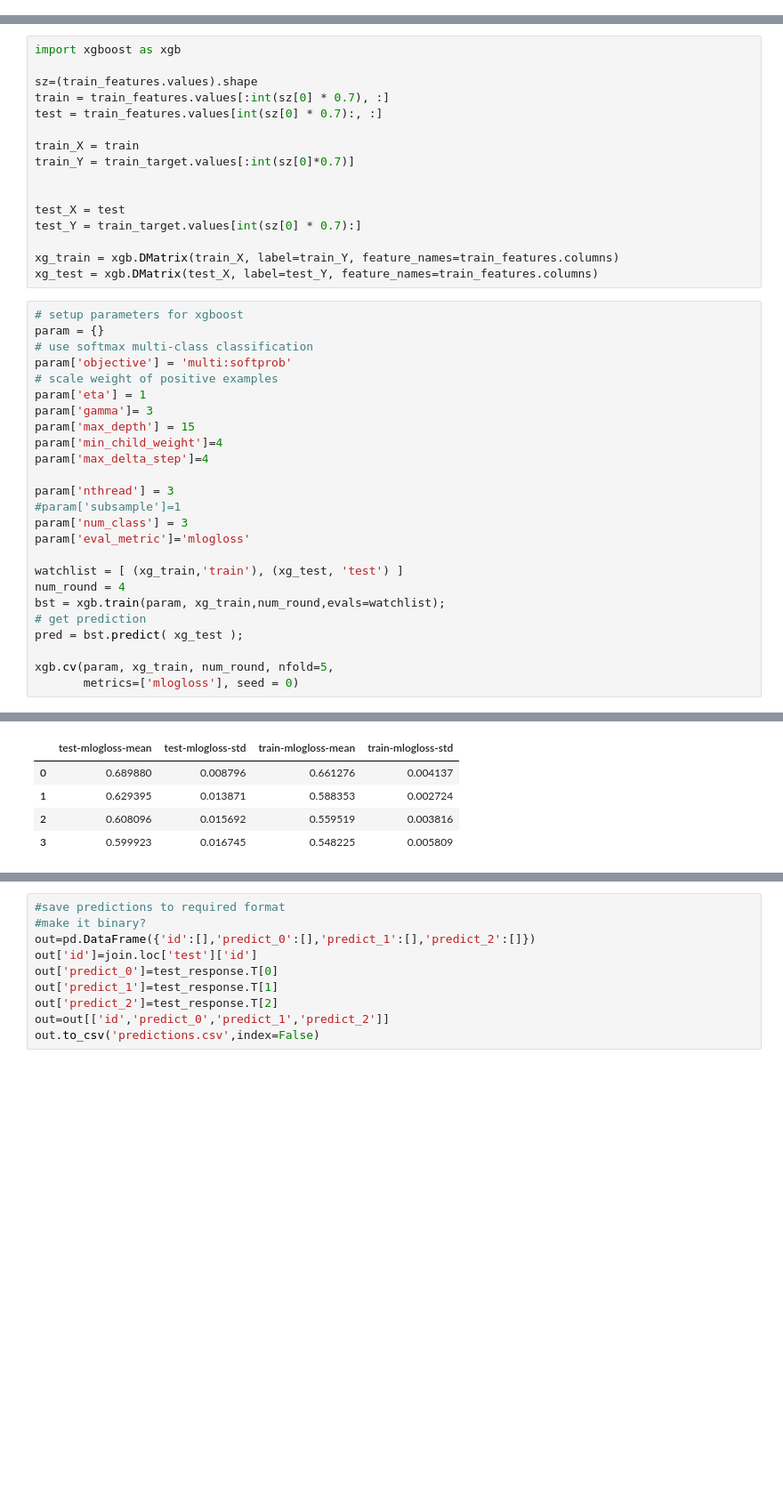
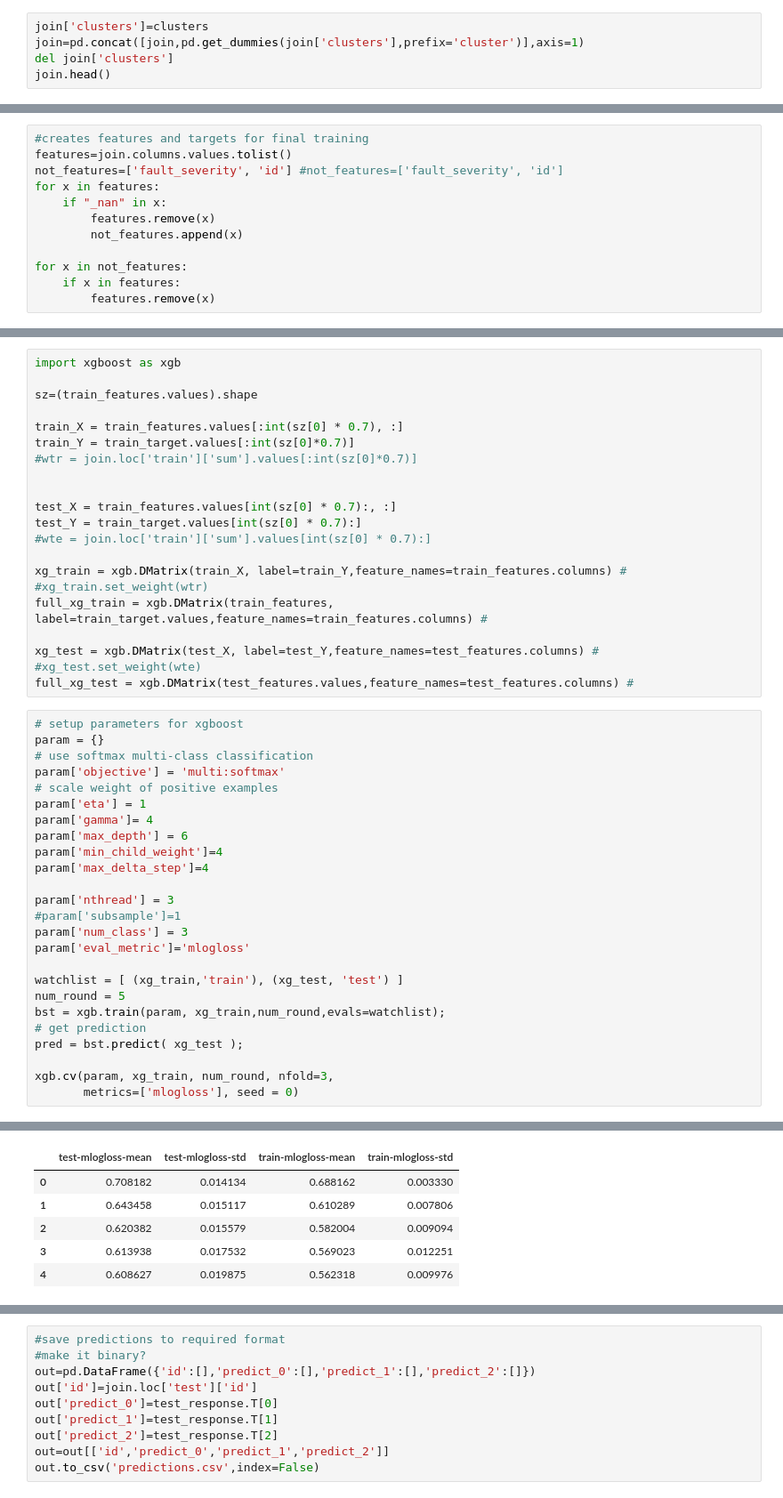
Before and after one commit to blackwhitehere/telstra, a Jupyter notebook: pipe.ipynb, the cells around one changed output, grey strips where cells are left out. Shown at 89% size. Drawn from its saved outputs; the diff is of its cells as text; blank space fills up the shorter version.

```diff
--- a/pipe.ipynb
+++ b/pipe.ipynb
@@ -161,0 +192,5 @@ join.head(15)
+# %%
+join['clusters']=clusters
+join=pd.concat([join,pd.get_dummies(join['clusters'],prefix='cluster')],axis=1)
+del join['clusters']
+join.head()
@@ -161,0 +206,12 @@ join.head(15)
+# %%
+#creates features and targets for final training
+features=join.columns.values.tolist()
+not_features=['fault_severity', 'id'] #not_features=['fault_severity', 'id']
+for x in features:
+    if "_nan" in x:
+        features.remove(x)
+        not_features.append(x)
+
+for x in not_features:
+    if x in features:
+        features.remove(x)
@@ -163,27 +224,32 @@ join.head(15)
 import xgboost as xgb
 
 sz=(train_features.values).shape
-train = train_features.values[:int(sz[0] * 0.7), :]
-test = train_features.values[int(sz[0] * 0.7):, :]
 
-train_X = train
+train_X = train_features.values[:int(sz[0] * 0.7), :]
 train_Y = train_target.values[:int(sz[0]*0.7)]
+#wtr = join.loc['train']['sum'].values[:int(sz[0]*0.7)]
 
 
-test_X = test
+test_X = train_features.values[int(sz[0] * 0.7):, :]
 test_Y = train_target.values[int(sz[0] * 0.7):]
+#wte = join.loc['train']['sum'].values[int(sz[0] * 0.7):]
 
-xg_train = xgb.DMatrix(train_X, label=train_Y, feature_names=train_features.columns)
-xg_test = xgb.DMatrix(test_X, label=test_Y, feature_names=train_features.columns)
+xg_train = xgb.DMatrix(train_X, label=train_Y,feature_names=train_features.columns) #
+#xg_train.set_weight(wtr)
+full_xg_train = xgb.DMatrix(train_features, label=train_target.values,feature_names=train_features.columns) #
+
+xg_test = xgb.DMatrix(test_X, label=test_Y,feature_names=test_features.columns) #
+#xg_test.set_weight(wte)
+full_xg_test = xgb.DMatrix(test_features.values,feature_names=test_features.columns) #
 # %%
 # setup parameters for xgboost
 param = {}
 # use softmax multi-class classification
-param['objective'] = 'multi:softprob'
+param['objective'] = 'multi:softmax'
 # scale weight of positive examples
 param['eta'] = 1
-param['gamma']= 3
-param['max_depth'] = 15
+param['gamma']= 4
+param['max_depth'] = 6
 param['min_child_weight']=4
 param['max_delta_step']=4
 
@@ -193,11 +259,11 @@ param['num_class'] = 3
 param['eval_metric']='mlogloss'
 
 watchlist = [ (xg_train,'train'), (xg_test, 'test') ]
-num_round = 4
+num_round = 5
 bst = xgb.train(param, xg_train,num_round,evals=watchlist);
 # get prediction
 pred = bst.predict( xg_test );
 
-xgb.cv(param, xg_train, num_round, nfold=5,
+xgb.cv(param, xg_train, num_round, nfold=3,
        metrics=['mlogloss'], seed = 0)
 # %% [output]
@@ -208,7 +275,8 @@ xgb.cv(param, xg_train, num_round, nfold=5,
 |  | test-mlogloss-mean | test-mlogloss-std | train-mlogloss-mean | train-mlogloss-std |
-| 0 | 0.689880 | 0.008796 | 0.661276 | 0.004137 |
-| 1 | 0.629395 | 0.013871 | 0.588353 | 0.002724 |
-| 2 | 0.608096 | 0.015692 | 0.559519 | 0.003816 |
-| 3 | 0.599923 | 0.016745 | 0.548225 | 0.005809 |
+| 0 | 0.708182 | 0.014134 | 0.688162 | 0.003330 |
+| 1 | 0.643458 | 0.015117 | 0.610289 | 0.007806 |
+| 2 | 0.620382 | 0.015579 | 0.582004 | 0.009094 |
+| 3 | 0.613938 | 0.017532 | 0.569023 | 0.012251 |
+| 4 | 0.608627 | 0.019875 | 0.562318 | 0.009976 |
 # %%
 xgb.plot_importance(booster=bst)
```
Also changed, not shown: parts of 40 cells of this notebook.
